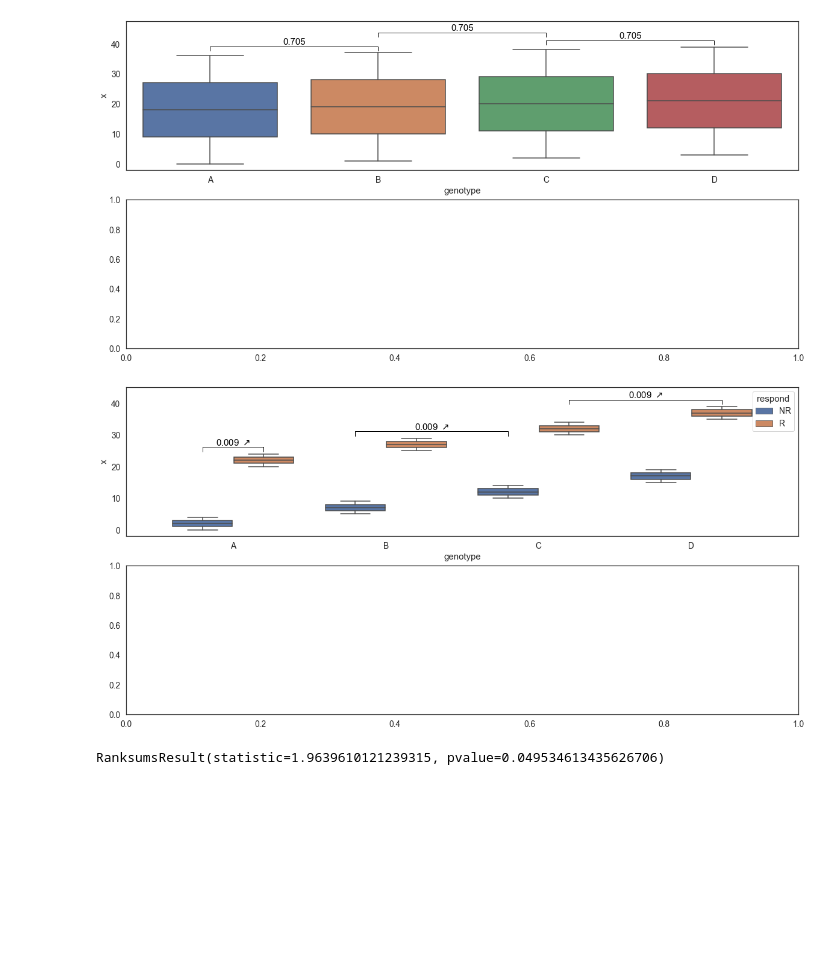
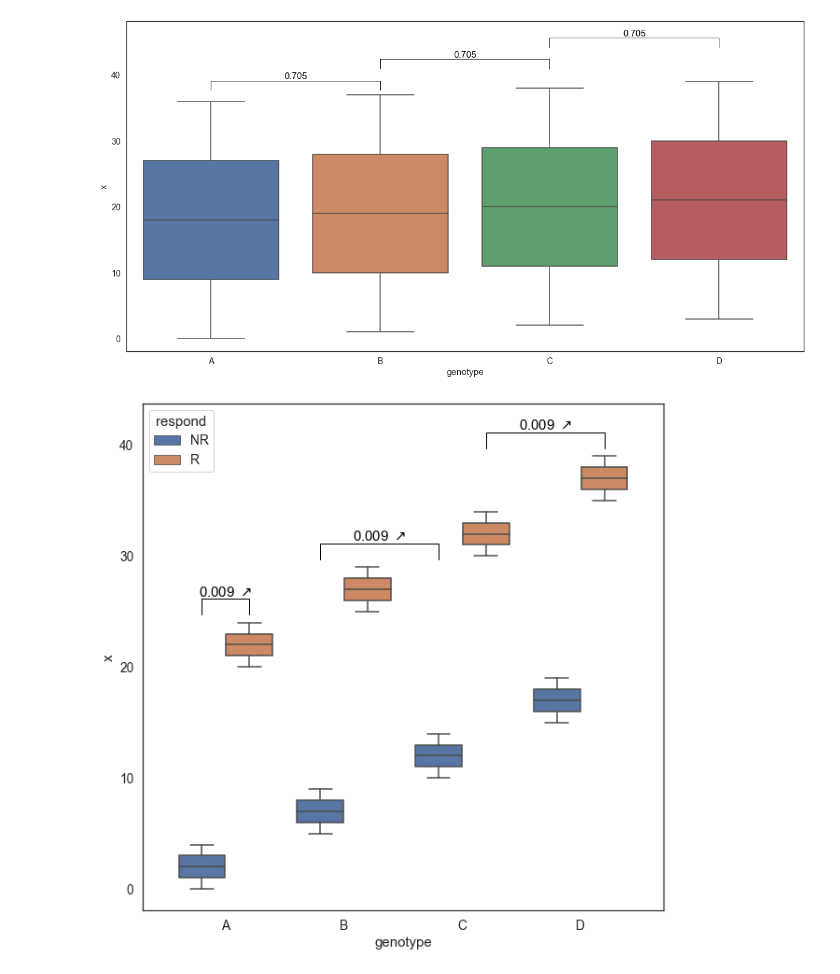
Before and after one commit to mourisl/pvalannot, a Jupyter notebook: dev.ipynb, the cells around one changed output. Cells and saved outputs as stored; diff of their text form; code cells hidden in the pictures; blank space fills up the shorter version.

```diff
--- a/dev.ipynb
+++ b/dev.ipynb
@@ -208,19 +37,19 @@ pairs.append([genotypes[1], genotypes[2]])
 pairs.append([genotypes[0], genotypes[1]])
 #pairs.append([genotypes[2], genotypes[3]])
 sns.set(font_scale=1.25, style="white")
-fig, axes = plt.subplots(2, 1, figsize=(20, 10))
-ax = sns.boxplot(x="genotype", y=metric, data=tmpdf, ax = axes[0])
+fig = plt.figure(figsize=(20, 10))
+ax = sns.boxplot(x="genotype", y=metric, data=tmpdf)
 
 if (0):
     annotator = Annotator(ax, pairs, data=tmpdf, x="genotype", y=metric)
     annotator.configure(test='Mann-Whitney', text_format='star')
     annotator.apply_and_annotate()
 else:
-    AddPvalAnnot(x="genotype", y=metric, data=tmpdf, pairs=pairs,
-                 ax=ax, fig=fig, fmt="%.3f", styles=["trend_arrow"])
+    pvalannot.AddPvalAnnot(x="genotype", y=metric, data=tmpdf, pairs=pairs,
+                 ax=ax, fig=fig, fmt="%.3f")
 plt.draw()
 # %% [output]
-[figure, old version]
+[figure, new version]
 # %%
 tmpg = []
 tmpm = []
@@ -238,38 +67,34 @@ for g in genotypes:
 for g in genotypes:
     for i in range(5, 10):
         tmpg.append(g)
         tmpm.append(k)
         tmpr.append("R")
         k += 1
 tmpdf = pd.DataFrame()
 tmpdf["genotype"] = tmpg
 tmpdf[metric] = tmpm
 tmpdf["respond"] = tmpr
 pairs = []
 pairs.append(((genotypes[2], "R"), (genotypes[3], "R")))
 pairs.append(((genotypes[1], "NR"), (genotypes[2], "NR")))
 pairs.append(((genotypes[0], "R"), (genotypes[0], "NR")))
 
 #pairs.append((("R", genotypes[2]), ("R", genotypes[3])))
 #pairs.append((("NR", genotypes[1]), ("NR", genotypes[2])))
 #pairs.append((("R", genotypes[0]), ("NR", genotypes[0])))
 #pairs.append([genotypes[2], genotypes[3]])
 sns.set(font_scale=1.25, style="white")
-fig, axes = plt.subplots(2, 1, figsize=(20, 10))
-ax = sns.boxplot(x="genotype", y=metric, hue = "respond", data=tmpdf, ax = axes[0])
+fig = plt.figure(figsize=(10, 10))
+ax = sns.boxplot(x="genotype", y=metric, hue = "respond", data=tmpdf)
 
 if (0):
     annotator = Annotator(ax, pairs, data=tmpdf, x="genotype", y=metric)
     annotator.configure(test='Mann-Whitney', text_format='star')
     annotator.apply_and_annotate()
 else:
-    AddPvalAnnot(x="genotype", y=metric, hue = "respond",
+    pvalannot.AddPvalAnnot(x="genotype", y=metric, hue = "respond",
                  data=tmpdf, pairs=pairs, ax=ax, fig=fig, fmt="%.3f",
                 styles=["trend_arrow"])
 plt.draw()
 # %% [output]
-[figure, old version]
+[figure, new version]
-# %%
-sp.stats.ranksums([4,5,6], [1,2,3])
-# %% [output]
-RanksumsResult(statistic=1.9639610121239315, pvalue=0.049534613435626706)
```
Also changed, not shown: parts of 3 cells of this notebook, 2 other files.
